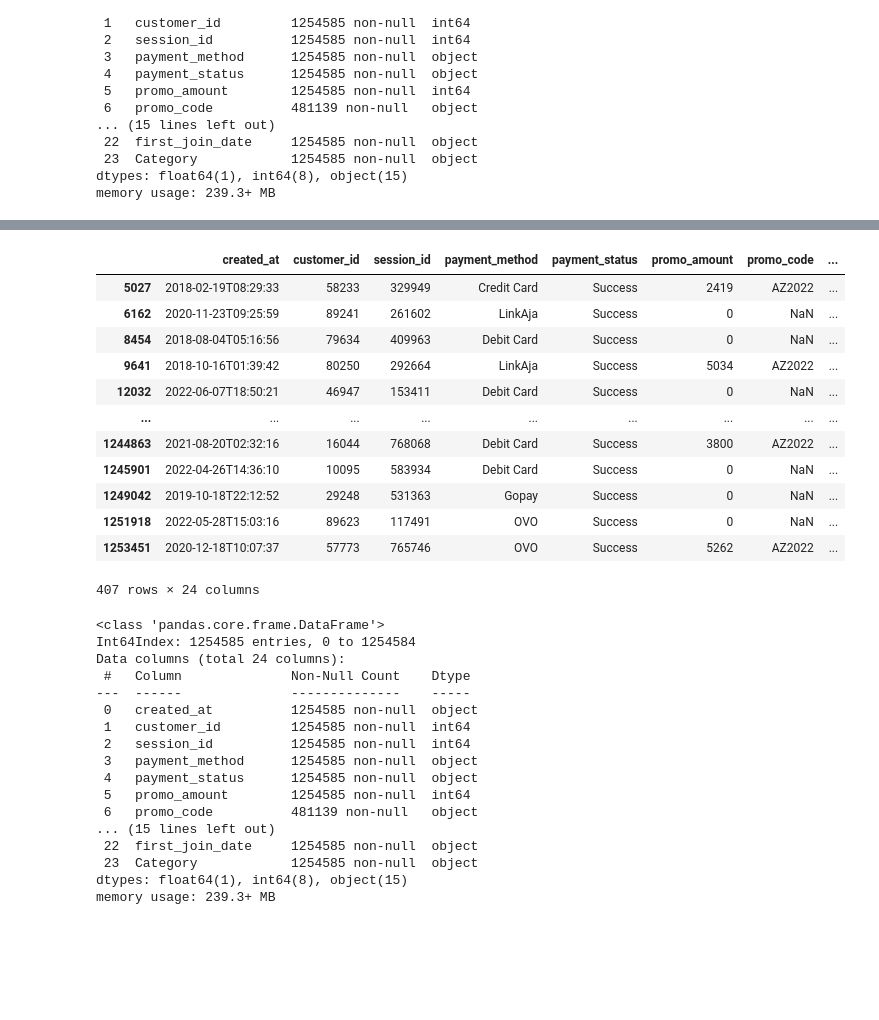
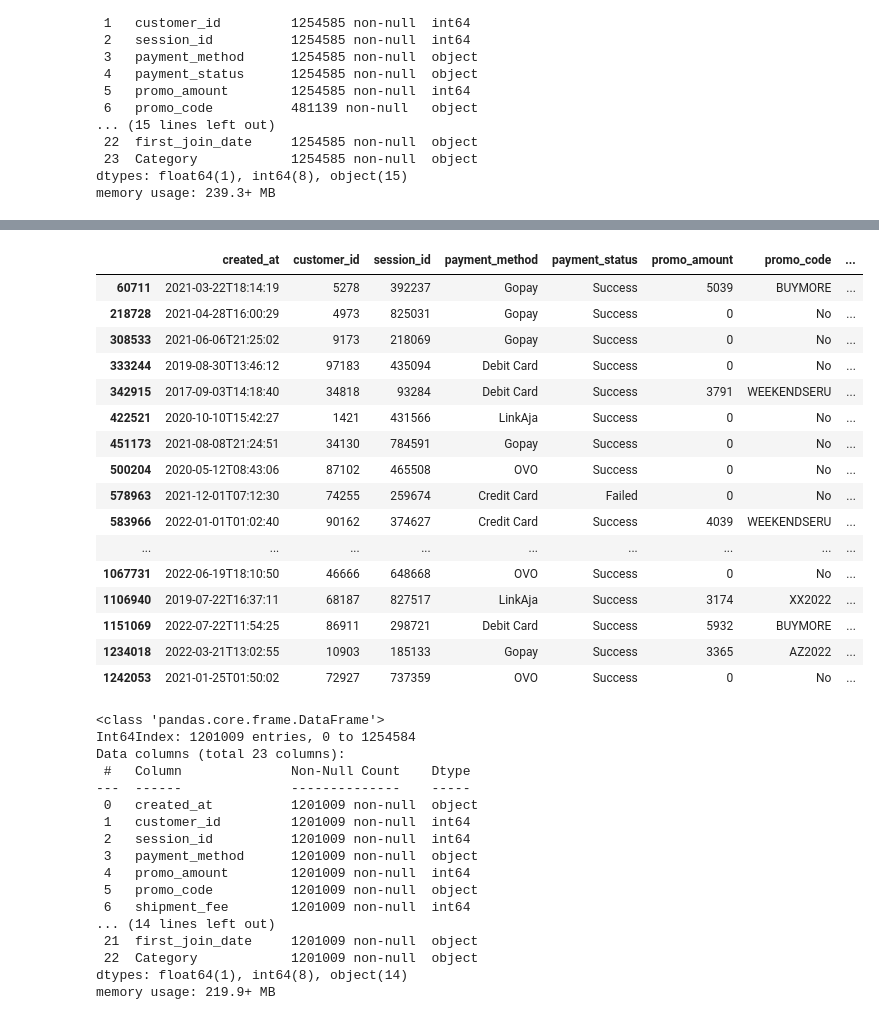
Before and after one commit to donghwi2022/ds-sa-cp2-phase2, a Jupyter notebook: additional_preprocessing.ipynb, the cells around one changed output, grey strips where cells are left out. Cells and saved outputs as stored; diff of their text form; code cells hidden in the pictures; blank space fills up the shorter version.

```diff
--- a/additional_preprocessing.ipynb
+++ b/additional_preprocessing.ipynb
@@ -153,3 +153,10 @@ Data columns (total 24 columns):
  23  Category            1254585 non-null  object
 dtypes: float64(1), int64(8), object(15)
 memory usage: 239.3+ MB
+# %%
+df_ver2['baseColor'] = df_ver2['baseColor'].fillna('Unknown')
+df_ver2['promo_code'] = df_ver2['promo_code'].fillna('No')
+df_ver2['usage'] = df_ver2['usage'].fillna('Unknown')
+df_ver2['productDisplayName'] = df_ver2['productDisplayName'].fillna('Unknown')
+df_ver2['season'] = df_ver2['season'].fillna('Unknown')
+df_ver2.info()
@@ -156,37 +201,20 @@ memory usage: 239.3+ MB
 # %%
-df_ver2[df_ver2['baseColor'].isnull() == True]
+df_ver2[df_ver2['year'].isnull() == True]
 # %% [output]
 |  | created_at | customer_id | session_id | payment_method | payment_status | promo_amount | promo_code | ... |
-| 5027 | 2018-02-19T08:29:33 | 58233 | 329949 | Credit Card | Success | 2419 | AZ2022 | ... |
-| 6162 | 2020-11-23T09:25:59 | 89241 | 261602 | LinkAja | Success | 0 | NaN | ... |
-| 8454 | 2018-08-04T05:16:56 | 79634 | 409963 | Debit Card | Success | 0 | NaN | ... |
-| 9641 | 2018-10-16T01:39:42 | 80250 | 292664 | LinkAja | Success | 5034 | AZ2022 | ... |
-| 12032 | 2022-06-07T18:50:21 | 46947 | 153411 | Debit Card | Success | 0 | NaN | ... |
+| 60711 | 2021-03-22T18:14:19 | 5278 | 392237 | Gopay | Success | 5039 | BUYMORE | ... |
+| 218728 | 2021-04-28T16:00:29 | 4973 | 825031 | Gopay | Success | 0 | No | ... |
+| 308533 | 2021-06-06T21:25:02 | 9173 | 218069 | Gopay | Success | 0 | No | ... |
+| 333244 | 2019-08-30T13:46:12 | 97183 | 435094 | Debit Card | Success | 0 | No | ... |
+| 342915 | 2017-09-03T14:18:40 | 34818 | 93284 | Debit Card | Success | 3791 | WEEKENDSERU | ... |
+| 422521 | 2020-10-10T15:42:27 | 1421 | 431566 | LinkAja | Success | 0 | No | ... |
+| 451173 | 2021-08-08T21:24:51 | 34130 | 784591 | Gopay | Success | 0 | No | ... |
+| 500204 | 2020-05-12T08:43:06 | 87102 | 465508 | OVO | Success | 0 | No | ... |
+| 578963 | 2021-12-01T07:12:30 | 74255 | 259674 | Credit Card | Failed | 0 | No | ... |
+| 583966 | 2022-01-01T01:02:40 | 90162 | 374627 | Credit Card | Success | 4039 | WEEKENDSERU | ... |
 | ... | ... | ... | ... | ... | ... | ... | ... | ... |
-| 1244863 | 2021-08-20T02:32:16 | 16044 | 768068 | Debit Card | Success | 3800 | AZ2022 | ... |
-| 1245901 | 2022-04-26T14:36:10 | 10095 | 583934 | Debit Card | Success | 0 | NaN | ... |
-| 1249042 | 2019-10-18T22:12:52 | 29248 | 531363 | Gopay | Success | 0 | NaN | ... |
-| 1251918 | 2022-05-28T15:03:16 | 89623 | 117491 | OVO | Success | 0 | NaN | ... |
-| 1253451 | 2020-12-18T10:07:37 | 57773 | 765746 | OVO | Success | 5262 | AZ2022 | ... |
+| 1067731 | 2022-06-19T18:10:50 | 46666 | 648668 | OVO | Success | 0 | No | ... |
+| 1106940 | 2019-07-22T16:37:11 | 68187 | 827517 | LinkAja | Success | 3174 | XX2022 | ... |
+| 1151069 | 2022-07-22T11:54:25 | 86911 | 298721 | Debit Card | Success | 5932 | BUYMORE | ... |
+| 1234018 | 2022-03-21T13:02:55 | 10903 | 185133 | Gopay | Success | 3365 | AZ2022 | ... |
+| 1242053 | 2021-01-25T01:50:02 | 72927 | 737359 | OVO | Success | 0 | No | ... |
-407 rows × 24 columns
-# %%
-df_ver2['baseColor'].replace('NaN' ,'unknown')
-df_ver2.info()
-# %% [output]
-<class 'pandas.core.frame.DataFrame'>
-Int64Index: 1254585 entries, 0 to 1254584
-Data columns (total 24 columns):
- #   Column              Non-Null Count    Dtype
----  ------              --------------    -----
- 0   created_at          1254585 non-null  object
- 1   customer_id         1254585 non-null  int64
- 2   session_id          1254585 non-null  int64
- 3   payment_method      1254585 non-null  object
- 4   payment_status      1254585 non-null  object
- 5   promo_amount        1254585 non-null  int64
- 6   promo_code          481139 non-null   object
-... (15 lines left out)
- 22  first_join_date     1254585 non-null  object
- 23  Category            1254585 non-null  object
-dtypes: float64(1), int64(8), object(15)
-memory usage: 239.3+ MB
@@ -192,0 +223,21 @@ memory usage: 239.3+ MB
+# %%
+df_ver3 = df_ver2[df_ver2['payment_status'] == 'Success'].drop(columns=['payment_status'])
+df_ver3.info()
+# %% [output]
+<class 'pandas.core.frame.DataFrame'>
+Int64Index: 1201009 entries, 0 to 1254584
+Data columns (total 23 columns):
+ #   Column              Non-Null Count    Dtype
+---  ------              --------------    -----
+ 0   created_at          1201009 non-null  object
+ 1   customer_id         1201009 non-null  int64
+ 2   session_id          1201009 non-null  int64
+ 3   payment_method      1201009 non-null  object
+ 4   promo_amount        1201009 non-null  int64
+ 5   promo_code          1201009 non-null  object
+ 6   shipment_fee        1201009 non-null  int64
+... (14 lines left out)
+ 21  first_join_date     1201009 non-null  object
+ 22  Category            1201009 non-null  object
+dtypes: float64(1), int64(8), object(14)
+memory usage: 219.9+ MB
```
Also changed, not shown: parts of 18 cells of this notebook.
